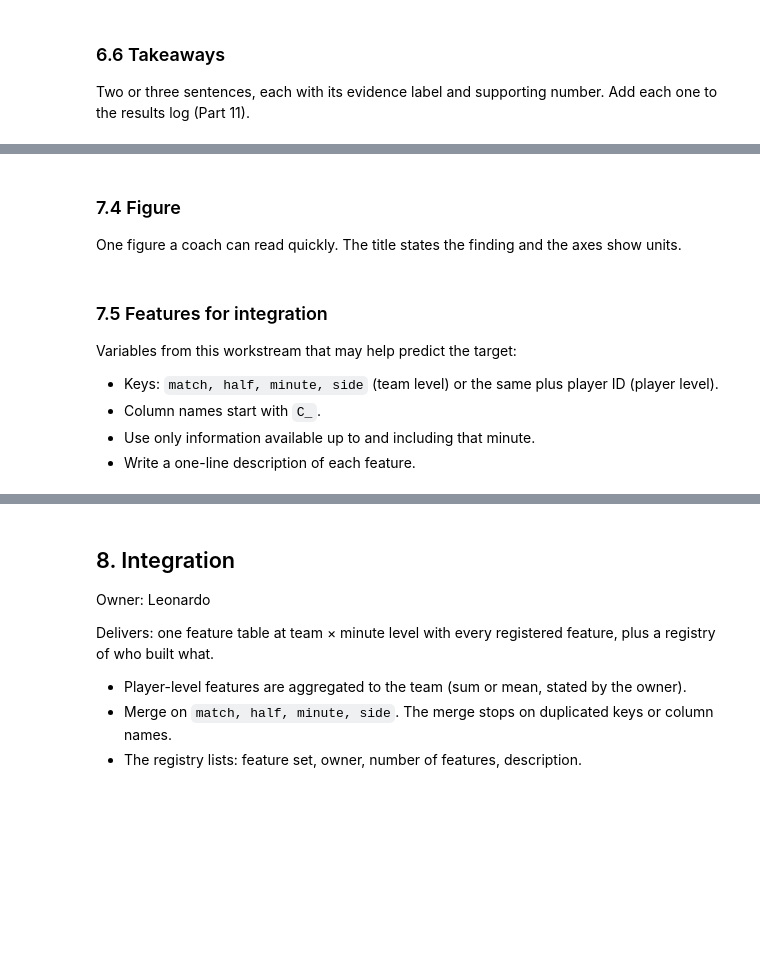
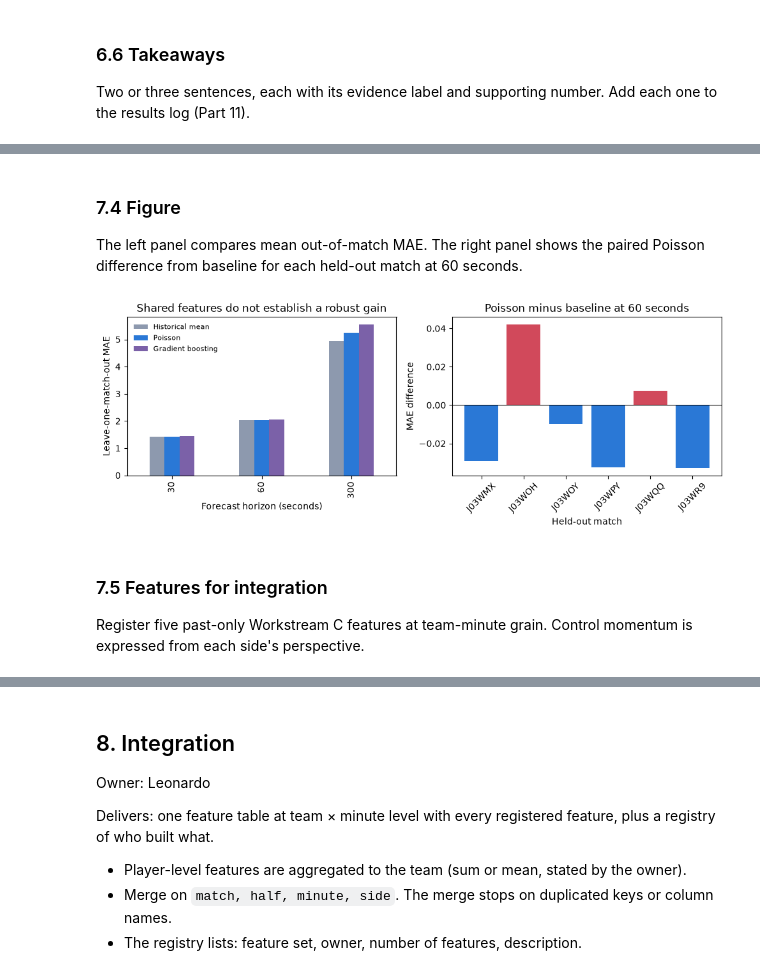
Before and after one commit to leonardoeng13/bramex-football-exertion-pitch-control, a Jupyter notebook: notebooks/BraMex_team_notebook.ipynb, the cells around one changed output, grey strips where cells are left out. Drawn from its saved outputs; the diff is of its cells as text; code cells hidden in the pictures; blank space fills up the shorter version.

Commit message:
Integrate Workstream C with shared pipeline

```diff
--- a/notebooks/BraMex_team_notebook.ipynb
+++ b/notebooks/BraMex_team_notebook.ipynb
@@ -746,2 +769,12 @@ Answer the question with the method described above. Report effect sizes with co
 # %%
-# Main analysis
+C_SCORES_PATH = C_OUTPUT / "lomo_scores.csv"
+if C_SCORES_PATH.exists():
+    C_SCORES = pd.read_csv(C_SCORES_PATH)
+else:
+    C_SCORES = evaluate_models(C_FORECAST)
+
+C_MODEL_SUMMARY = summarize_scores(C_SCORES)
+C_MODEL_COMPARISON = C_MODEL_SUMMARY.pivot(
+    index="horizon_seconds", columns="model", values="mean_mae"
+)[["historical_mean", "poisson", "hist_gradient_boosting"]]
+C_MODEL_COMPARISON
@@ -751,2 +790,9 @@ Check the result in each match separately, with leave-one-match-out, with altern
 # %%
-# Robustness checks
+C_ROBUSTNESS = compare_to_baseline(C_SCORES)
+display(C_ROBUSTNESS)
+
+C_MATCH_RESULTS = C_SCORES.pivot(
+    index=["horizon_seconds", "held_out_match"], columns="model", values="mae"
+).reset_index()
+C_MATCH_RESULTS["poisson_delta"] = C_MATCH_RESULTS.poisson - C_MATCH_RESULTS.historical_mean
+C_MATCH_RESULTS
@@ -753,13 +824,27 @@ Check the result in each match separately, with leave-one-match-out, with altern
 # %% [markdown]
 ### 7.4 Figure
-One figure a coach can read quickly. The title states the finding and the axes show units.
+The left panel compares mean out-of-match MAE. The right panel shows the paired Poisson difference from baseline for each held-out match at 60 seconds.
 # %%
-# Main figure
+fig, axes = plt.subplots(1, 2, figsize=(10, 3.8))
+C_MODEL_COMPARISON.plot(kind="bar", ax=axes[0], color=["#8d99ae", "#2A78D6", "#7B61A8"])
+axes[0].set_title("Shared features do not establish a robust gain")
+axes[0].set_xlabel("Forecast horizon (seconds)")
+axes[0].set_ylabel("Leave-one-match-out MAE")
+axes[0].legend(["Historical mean", "Poisson", "Gradient boosting"], fontsize=8, frameon=False)
+
+c60 = C_MATCH_RESULTS[C_MATCH_RESULTS.horizon_seconds == 60].sort_values("held_out_match")
+colors = np.where(c60.poisson_delta < 0, "#2A78D6", "#d1495b")
+axes[1].bar(c60.held_out_match, c60.poisson_delta, color=colors)
+axes[1].axhline(0, color="black", lw=0.8)
+axes[1].set_title("Poisson minus baseline at 60 seconds")
+axes[1].set_xlabel("Held-out match")
+axes[1].set_ylabel("MAE difference")
+axes[1].tick_params(axis="x", rotation=45)
+fig.tight_layout()
+plt.show()
+# %% [output]
+[figure, added]
 # %% [markdown]
 ### 7.5 Features for integration
-Variables from this workstream that may help predict the target:
-- Keys: `match, half, minute, side` (team level) or the same plus player ID (player level).
-- Column names start with `C_`.
-- Use only information available up to and including that minute.
-- Write a one-line description of each feature.
+Register five past-only Workstream C features at team-minute grain. Control momentum is expressed from each side's perspective.
 # %%
```
Also changed, not shown: parts of 12 cells of this notebook, 9 other files.
